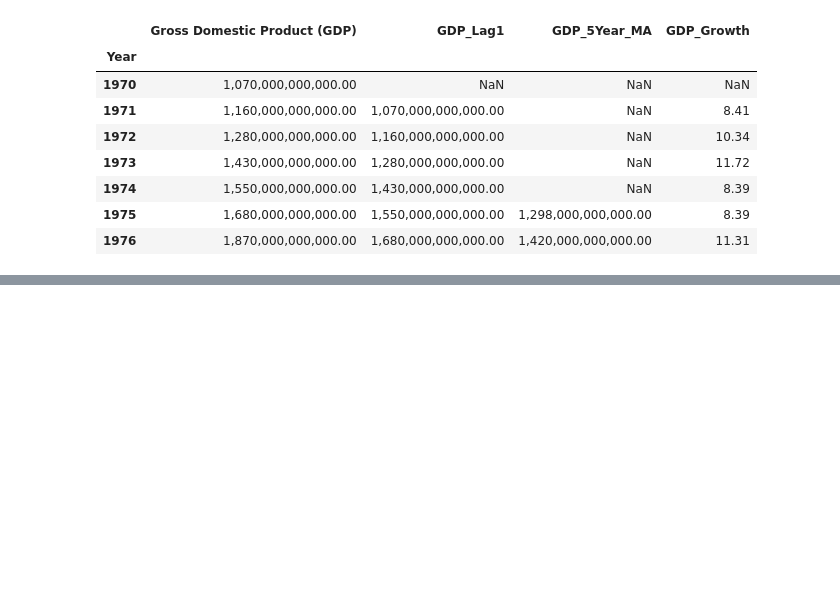
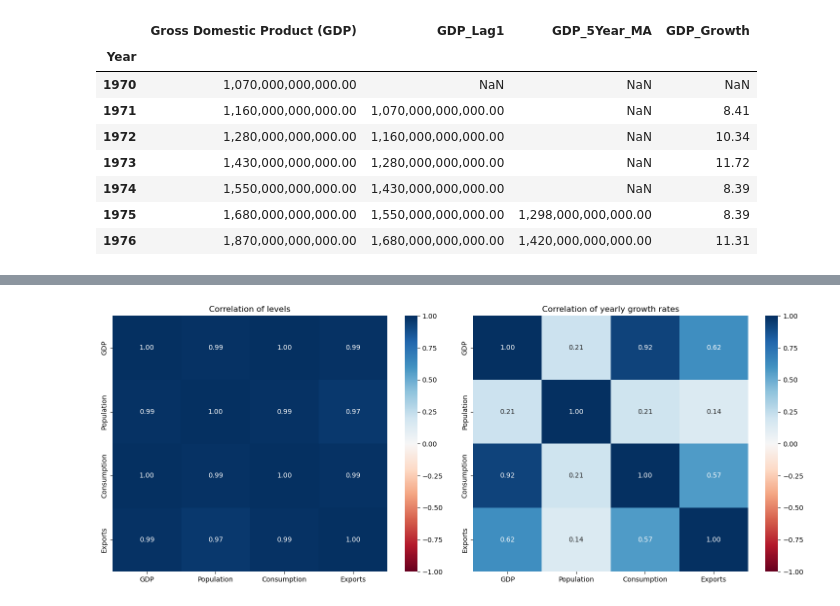
Before and after one commit to jbyiringiro/gdp-time-series-pipeline, a Jupyter notebook: Building_a_Pipeline_for_Time_Series_Data.ipynb, the cells around one changed output, grey strips where cells are left out. Drawn from its saved outputs; the diff is of its cells as text; code cells hidden in the pictures; blank space fills up the shorter version.

```diff
--- a/Building_a_Pipeline_for_Time_Series_Data.ipynb
+++ b/Building_a_Pipeline_for_Time_Series_Data.ipynb
@@ -374,0 +510,19 @@ The first rows show how the features are built: 1970 has no previous year, so `G
+# %%
+corr_cols = [target, 'Population', 'Final consumption expenditure', 'Exports of goods and services']
+short_names = {target: 'GDP', 'Final consumption expenditure': 'Consumption', 'Exports of goods and services': 'Exports'}
+levels = ts_data[corr_cols].rename(columns=short_names)
+growth = levels.pct_change()
+
+fig, axes = plt.subplots(1, 2, figsize=(15, 6))
+sns.heatmap(levels.corr(), annot=True, fmt='.2f', cmap='RdBu', vmin=-1, vmax=1, ax=axes[0])
+axes[0].set_title('Correlation of levels')
+sns.heatmap(growth.corr(), annot=True, fmt='.2f', cmap='RdBu', vmin=-1, vmax=1, ax=axes[1])
+axes[1].set_title('Correlation of yearly growth rates')
+for ax in axes:
+    ax.grid(False)
+
+plt.tight_layout()
+save_fig('fig08_q4_correlations')
+plt.show()
+# %% [output]
+[figure, added]
```
Also changed, not shown: parts of 10 cells of this notebook, 5 other files.
